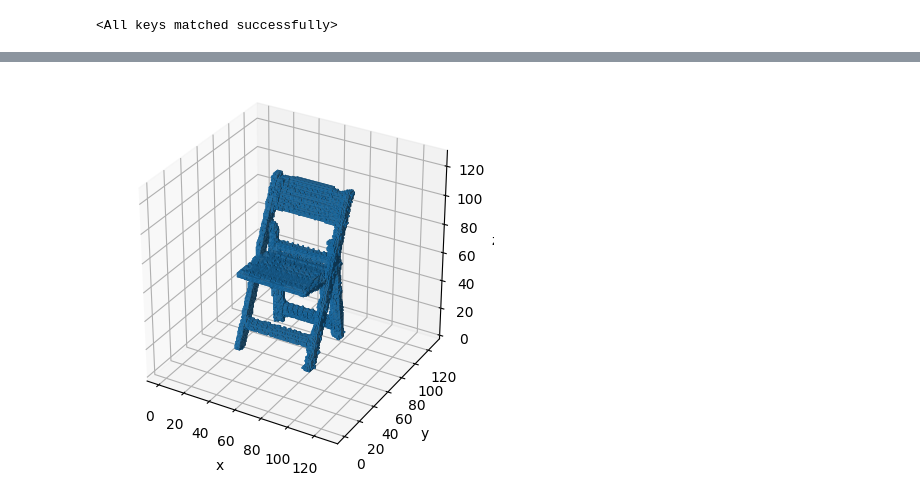
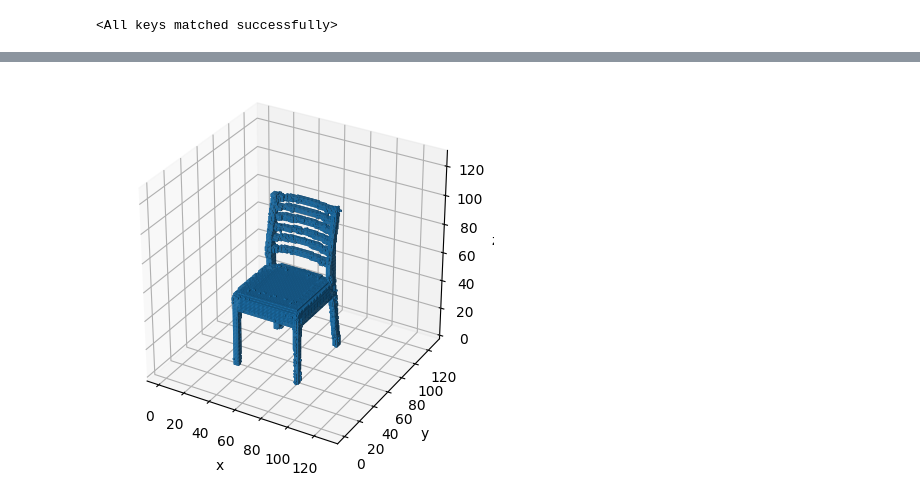
Before and after one commit to MattZhang9020/voxgen, a Jupyter notebook: experiment.ipynb, the cells around one changed output, grey strips where cells are left out. Saved outputs shown, nothing was run; the diff lists cells and outputs as text; code cells hidden in the pictures.

```diff
--- a/experiment.ipynb
+++ b/experiment.ipynb
@@ -24,8 +24,8 @@ pram = {
     'outlier_objt_indices_npy_pth': './dataset/outlier_objt_indices.npy',
     'batch_size': 1,
     'voxel_map_shape': (128, 128, 128),
-    'designate_num_objts': 10,
-    'train_test_split_ratio_train': 1,
+    'designate_num_objts': None,
+    'train_test_split_ratio_train': 0.9,
     'latent_dim': (64, 64),
     'decoder_lr': 3e-5,
     'encoder_lr': 3e-5,
@@ -96,4 +96,4 @@ plot_objt_by_dataset(train_dataset, 0)
 # %%
-plot_objt_by_models(encoder, decoder, train_dataset, 9, 0.5, device)
+plot_objt_by_models(encoder, decoder, test_dataset, 4, 0.5, device)
 # %% [output]
-[figure, old version]
+[figure, new version]
```
Also changed, not shown: parts of 7 cells of this notebook, 1 other file.
